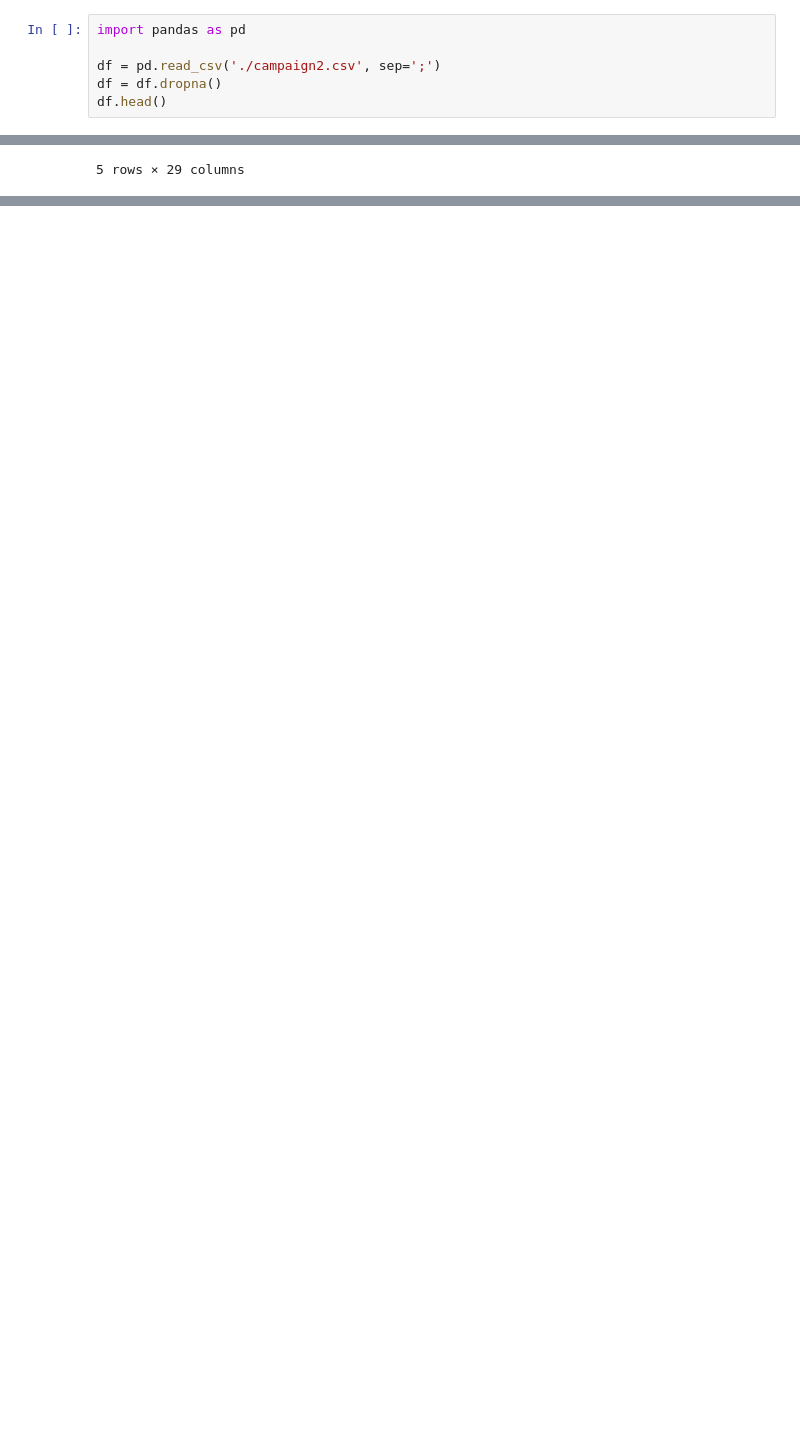
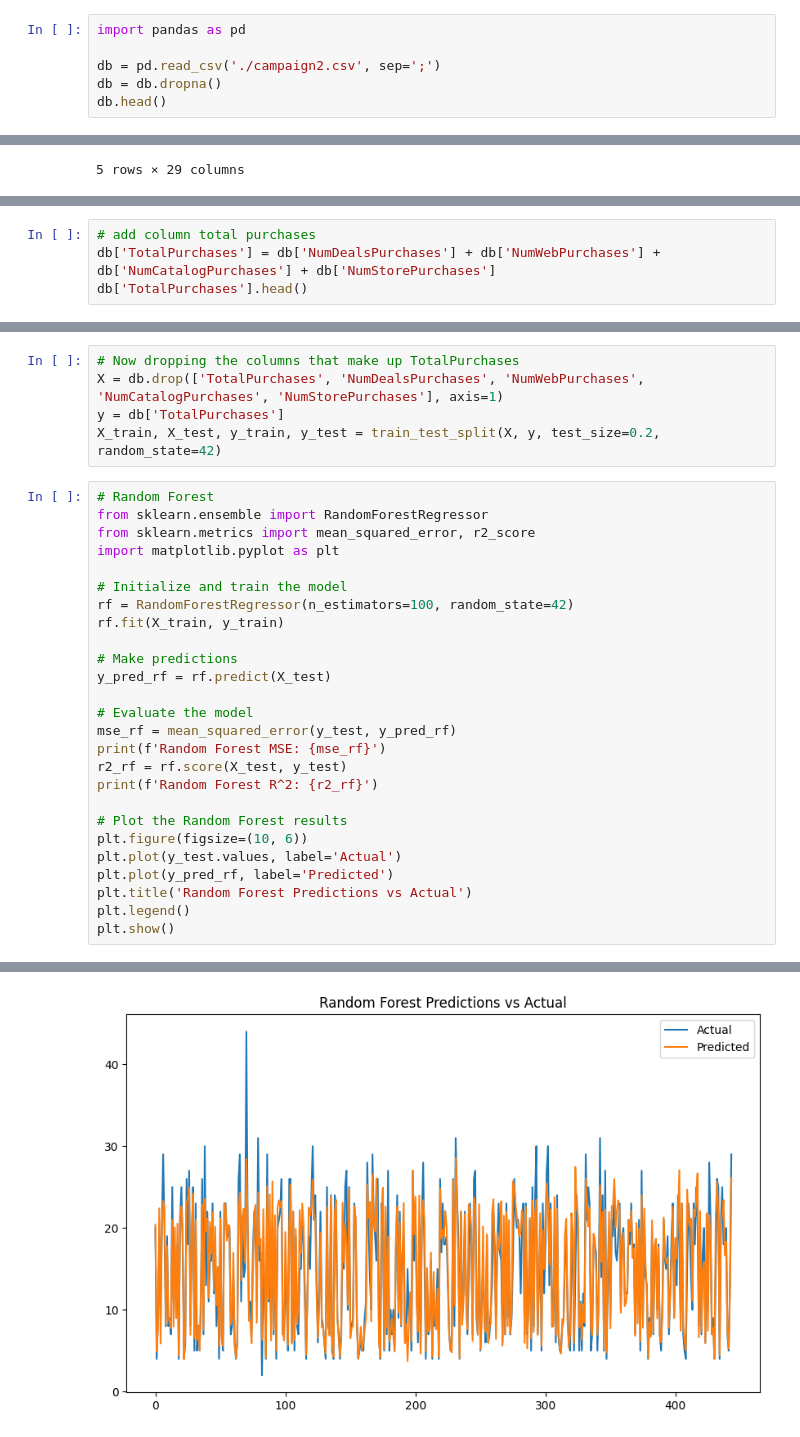
Before and after one commit to SantiagoArenas/TFG_Santiago, a Jupyter notebook: dataAcquisition/marketingCampaign2/campaign2.ipynb, the cells around one changed output, grey strips where cells are left out. Drawn from its saved outputs; the diff is of its cells as text; blank space fills up the shorter version.

Commit message:
models for the first dataset

```diff
--- a/dataAcquisition/marketingCampaign2/campaign2.ipynb
+++ b/dataAcquisition/marketingCampaign2/campaign2.ipynb
@@ -1,9 +22,9 @@
 # %%
 import pandas as pd
 
-df = pd.read_csv('./campaign2.csv', sep=';')
-df = df.dropna()
-df.head()
+db = pd.read_csv('./campaign2.csv', sep=';')
+db = db.dropna()
+db.head()
 # %% [output]
 |  | ID | Year_Birth | Education | Marital_Status | Income | Kidhome | Teenhome | Dt_Customer | Recency | ... |
 | 0 | 5524 | 1957 | Graduation | Single | 58138.0 | 0 | 0 | 2012-09-04 | 58 | ... |
@@ -14,0 +81,4 @@ df.head()
+# %%
+# add column total purchases
+db['TotalPurchases'] = db['NumDealsPurchases'] + db['NumWebPurchases'] + db['NumCatalogPurchases'] + db['NumStorePurchases']
+db['TotalPurchases'].head()
@@ -14,0 +224,32 @@ df.head()
+# %%
+# Now dropping the columns that make up TotalPurchases
+X = db.drop(['TotalPurchases', 'NumDealsPurchases', 'NumWebPurchases', 'NumCatalogPurchases', 'NumStorePurchases'], axis=1)
+y = db['TotalPurchases']
+X_train, X_test, y_train, y_test = train_test_split(X, y, test_size=0.2, random_state=42)
+# %%
+# Random Forest
+from sklearn.ensemble import RandomForestRegressor
+from sklearn.metrics import mean_squared_error, r2_score
+import matplotlib.pyplot as plt
+
+# Initialize and train the model
+rf = RandomForestRegressor(n_estimators=100, random_state=42)
+rf.fit(X_train, y_train)
+
+# Make predictions
+y_pred_rf = rf.predict(X_test)
+
+# Evaluate the model
+mse_rf = mean_squared_error(y_test, y_pred_rf)
+print(f'Random Forest MSE: {mse_rf}')
+r2_rf = rf.score(X_test, y_test)
+print(f'Random Forest R^2: {r2_rf}')
+
+# Plot the Random Forest results
+plt.figure(figsize=(10, 6))
+plt.plot(y_test.values, label='Actual')
+plt.plot(y_pred_rf, label='Predicted')
+plt.title('Random Forest Predictions vs Actual')
+plt.legend()
+plt.show()
+# %% [output]
@@ -14,0 +258 @@ df.head()
+[figure, added]
```
Also changed, not shown: parts of 17 cells of this notebook, 8 other files.
